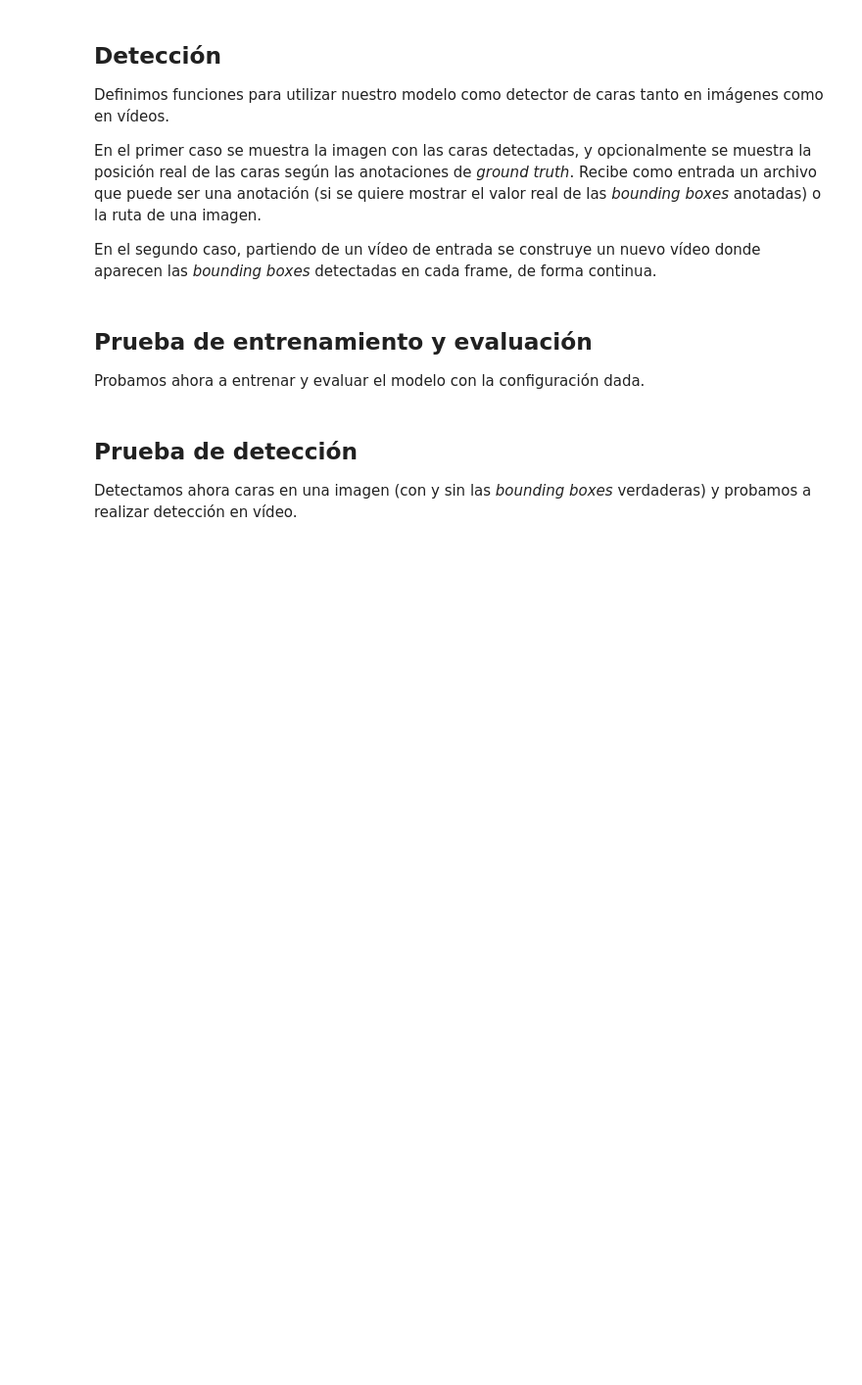
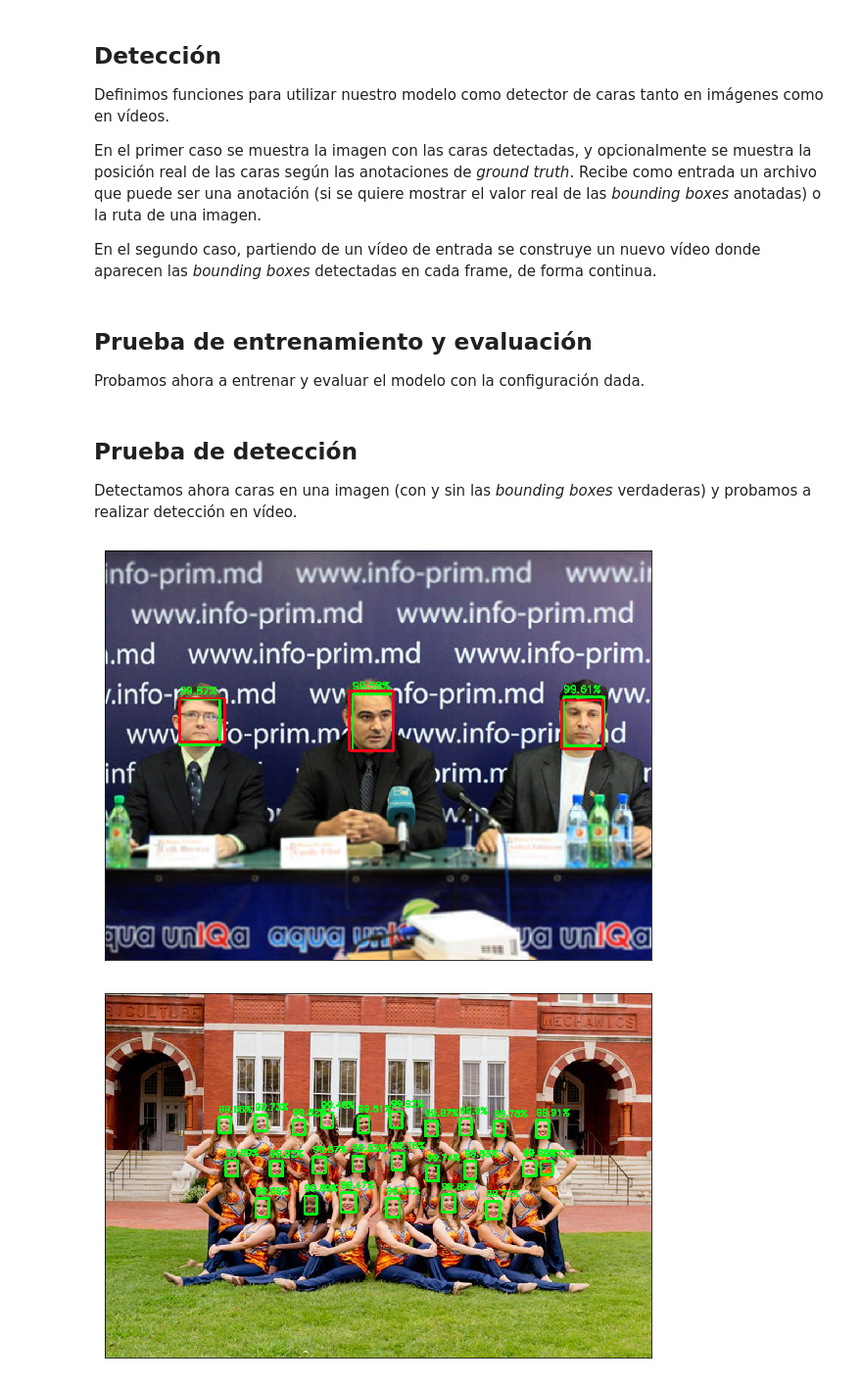
Before and after one commit to antcc/proyecto-vc, a Jupyter notebook: yolov3.ipynb, the cells around one changed output. Shown at 98% size. Saved outputs shown, nothing was run; the diff lists cells and outputs as text; code cells hidden in the pictures; blank space fills up the shorter version.

```diff
--- a/yolov3.ipynb
+++ b/yolov3.ipynb
@@ -400,29 +400,29 @@ Detectamos ahora caras en una imagen (con y sin las *bounding boxes* verdaderas)
 # %%
 # Cargamos el modelo
 if not model_loaded:
     yolov3 = load_model(config['valid']['valid_model'])
     print("Cargado modelo " + config['valid']['valid_model'])
     model_loaded = True
 
 # Definimos un par de imágenes de prueba
 annot1 = config['valid']['valid_annot_folder'] \
     + "9_Press_Conference_Press_Conference_9_74.xml"
 annot2 = config['valid']['valid_annot_folder'] \
-    + "9_Press_Conference_Press_Conference_9_89.xml"
+    + "0_Parade_marchingband_1_149.xml"
 
 # Detectamos caras en las imágenes de prueba
 _ = _detect_one(
     yolov3,
     annot1,
     config['valid']['valid_image_folder'],
     is_annot = True,
     show_ground_truth = True)
 _ = _detect_one(
     yolov3,
     annot2,
     config['valid']['valid_image_folder'],
     is_annot = True,
     show_ground_truth = False)
-
-# Detectamos caras en un vídeo
-_detect_video(yolov3, DIR + "test.mp4", DIR + "test_out.mp4")
+# %% [output]
+[figure, added]
+[figure, added]
```
Also changed, not shown: parts of 2 cells of this notebook.
